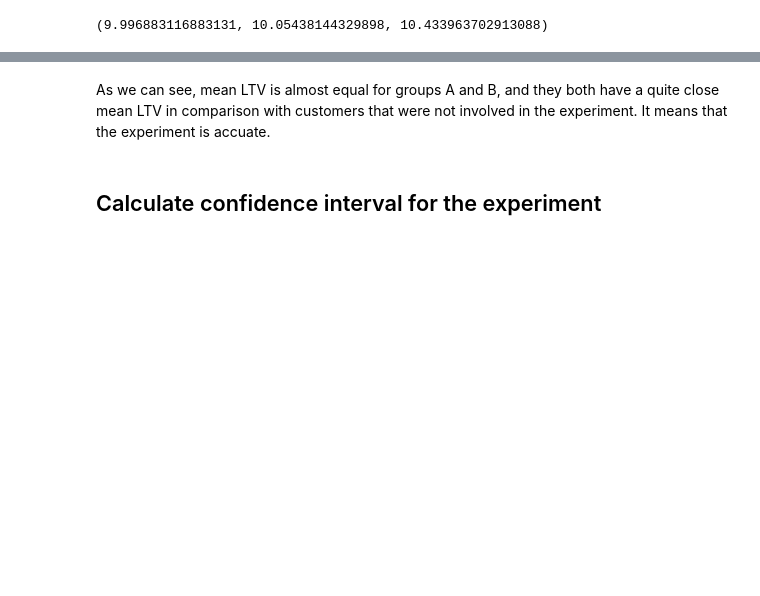
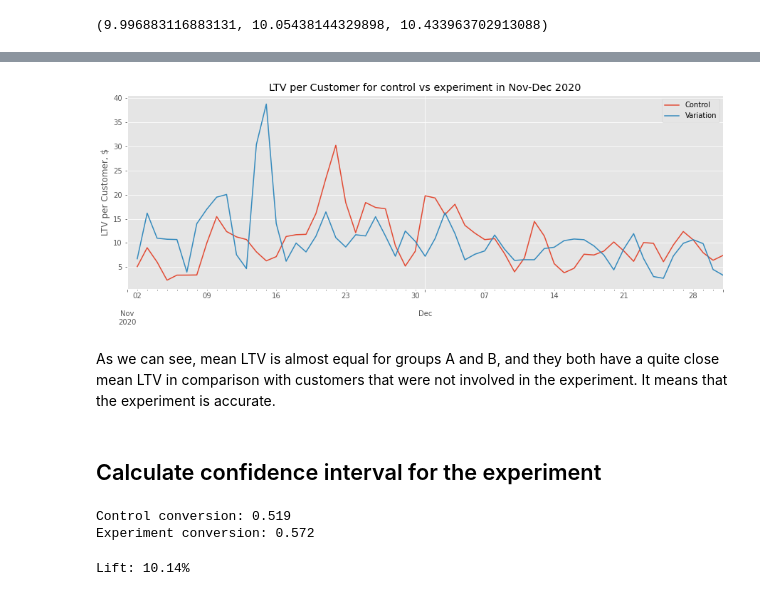
Before and after one commit to dyaroshevych/JustAnswer_Data_Analytics_School, a Jupyter notebook: day 3/analysis.ipynb, the cells around one changed output, grey strips where cells are left out. Drawn from its saved outputs; the diff is of its cells as text; code cells hidden in the pictures; blank space fills up the shorter version.

```diff
--- a/day 3/analysis.ipynb
+++ b/day 3/analysis.ipynb
@@ -55,4 +90,12 @@ control['LTV'].mean(), experiment['LTV'].mean(), non_experiment['LTV'].mean()
+# %%
+# Calculate mean LTV per customer for each date
+sums['LTV'] /= sums['Count']
+
+# Plot the data
+plot_prop(sums, 'LTV', 'LTV per Customer for control vs experiment in Nov-Dec 2020', 'LTV per Customer, $')
+# %% [output]
+[figure, added]
 # %% [markdown]
-As we can see, mean LTV is almost equal for groups A and B, and they both have a quite close mean LTV in comparison with customers that were not involved in the experiment. It means that the experiment is accuate.
+As we can see, mean LTV is almost equal for groups A and B, and they both have a quite close mean LTV in comparison with customers that were not involved in the experiment. It means that the experiment is accurate.
 # %% [markdown]
 ## Calculate confidence interval for the experiment
@@ -63,9 +109,21 @@ experiment = df.loc[df['Experiment'] == 'Variation']['Rated']
 
 control_conversion = (control.value_counts() / control.shape[0])[1]
 experiment_conversion = (experiment.value_counts() / experiment.shape[0])[1]
+
+calculations['Conversion'] = [round(control_conversion, 3), round(experiment_conversion, 3)]
+
+print('Control conversion:', round(control_conversion, 3))
+print('Experiment conversion:', round(experiment_conversion, 3))
+# %% [output]
+Control conversion: 0.519
+Experiment conversion: 0.572
 # %%
 # Calculate lift value
 lift = experiment_conversion / control_conversion - 1
+
+print(f'Lift: {round(lift, 4) * 100}%')
+# %% [output]
+Lift: 10.14%
 # %% [markdown]
 ![Expected Lift for Experiment](img/lift.jpg)
 # %%
```
Also changed, not shown: parts of 11 cells of this notebook.
